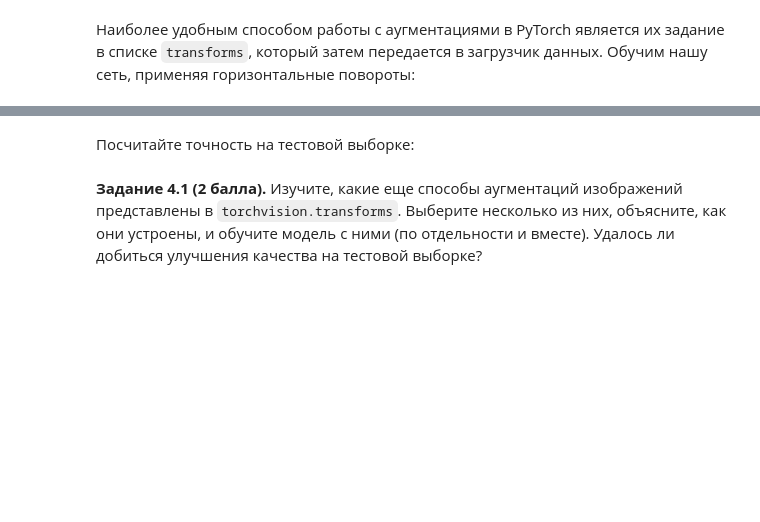
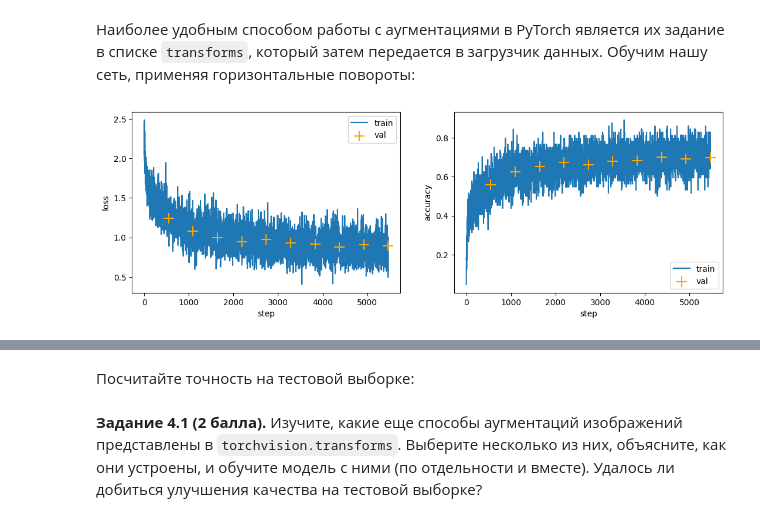
Before and after one commit to MoiseevRoman/dl-course-hse-masters, a Jupyter notebook: homeworks/HW2/HW2.ipynb, the cells around one changed output, grey strips where cells are left out. Drawn from its saved outputs; the diff is of its cells as text; code cells hidden in the pictures; blank space fills up the shorter version.

```diff
--- a/homeworks/HW2/HW2.ipynb
+++ b/homeworks/HW2/HW2.ipynb
@@ -483,19 +526,21 @@ imshow(torchvision.utils.make_grid(transforms.functional.hflip(images[:4])))
 # %%
 transform = transforms.Compose(
     [
         transforms.RandomHorizontalFlip(),
         transforms.ToTensor(),
-        transforms.Normalize((0.5, 0.5, 0.5), (0.5, 0.5, 0.5)),
+        transforms.Normalize([0.4914, 0.4822, 0.4465], [0.2470, 0.2435, 0.2616]),
     ]
 )
 
 train_loader, val_loader, test_loader = get_cifar10_data(
     batch_size=64, transform_train=transform
 )
 
 net = BasicBlockNet().to(device)
 optimizer = optim.SGD(net.parameters(), lr=0.1, momentum=0.9)
 scheduler = optim.lr_scheduler.MultiStepLR(optimizer, milestones=[10, 15], gamma=0.1)
 tr_loss_log, tr_acc_log, val_loss_log, val_acc_log = train(
     net, optimizer, 20, train_loader, val_loader, scheduler
 )
+# %% [output]
+[figure, added]
```
Also changed, not shown: parts of 9 cells of this notebook.
